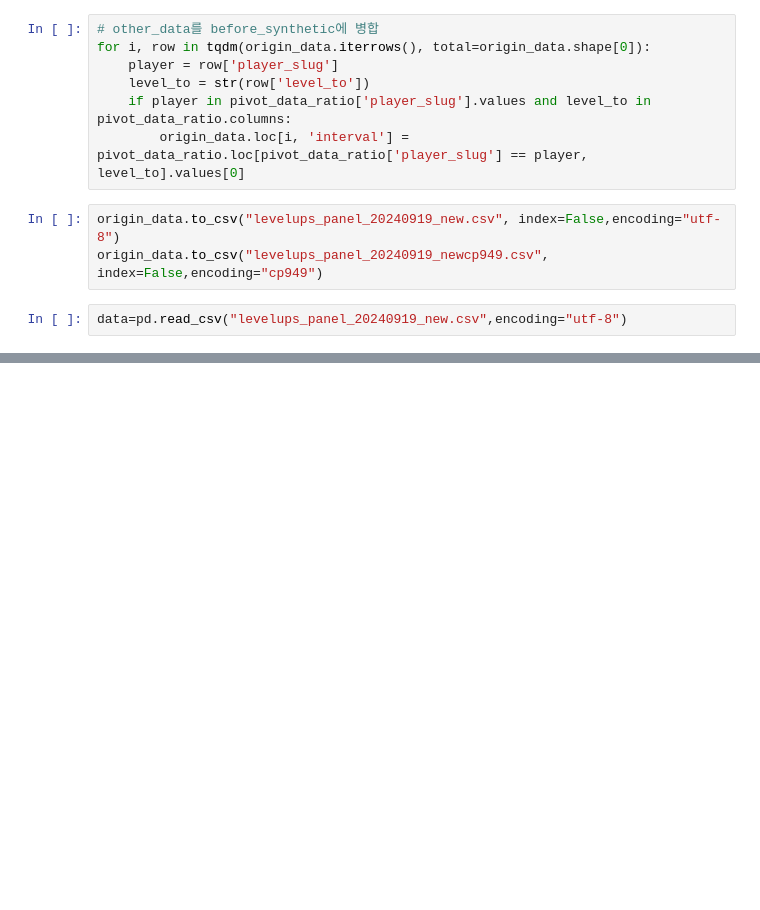
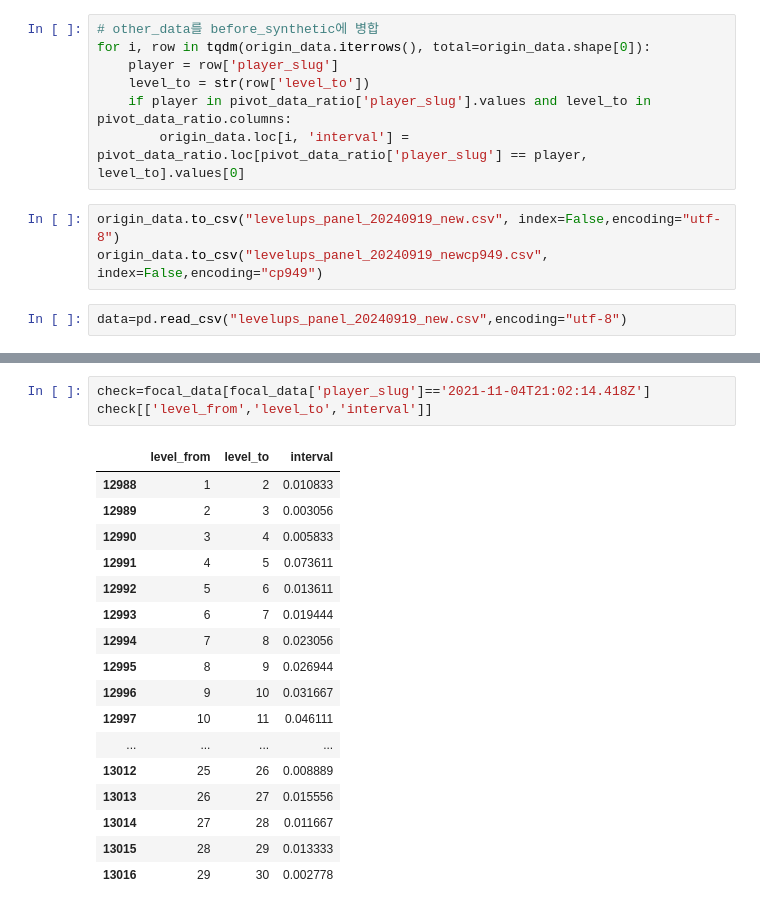
Before and after one commit to sunwo0ng/Binge, a Jupyter notebook: Paper_work/0919_synthetic_topoutlier.ipynb, the cells around one changed output, grey strips where cells are left out. Drawn from its saved outputs; the diff is of its cells as text; blank space fills up the shorter version.

```diff
--- a/Paper_work/0919_synthetic_topoutlier.ipynb
+++ b/Paper_work/0919_synthetic_topoutlier.ipynb
@@ -95,3 +270,24 @@ data=pd.read_csv("levelups_panel_20240919_new.csv",encoding="utf-8")
+# %%
+check=focal_data[focal_data['player_slug']=='2021-11-04T21:02:14.418Z']
+check[['level_from','level_to','interval']]
+# %% [output]
+|  | level_from | level_to | interval |
+| 12988 | 1 | 2 | 0.010833 |
+| 12989 | 2 | 3 | 0.003056 |
+| 12990 | 3 | 4 | 0.005833 |
+| 12991 | 4 | 5 | 0.073611 |
+| 12992 | 5 | 6 | 0.013611 |
+| 12993 | 6 | 7 | 0.019444 |
+| 12994 | 7 | 8 | 0.023056 |
+| 12995 | 8 | 9 | 0.026944 |
+| 12996 | 9 | 10 | 0.031667 |
+| 12997 | 10 | 11 | 0.046111 |
+| ... | ... | ... | ... |
+| 13012 | 25 | 26 | 0.008889 |
+| 13013 | 26 | 27 | 0.015556 |
+| 13014 | 27 | 28 | 0.011667 |
+| 13015 | 28 | 29 | 0.013333 |
+| 13016 | 29 | 30 | 0.002778 |
 # %%
 check=data[data['player_slug']=='2022-03-09T10:40:35.069Z']
 check[['level_from','level_to','interval','interval_ratio']].tail(20)
```
Also changed, not shown: parts of 17 cells of this notebook, 5 other files.
